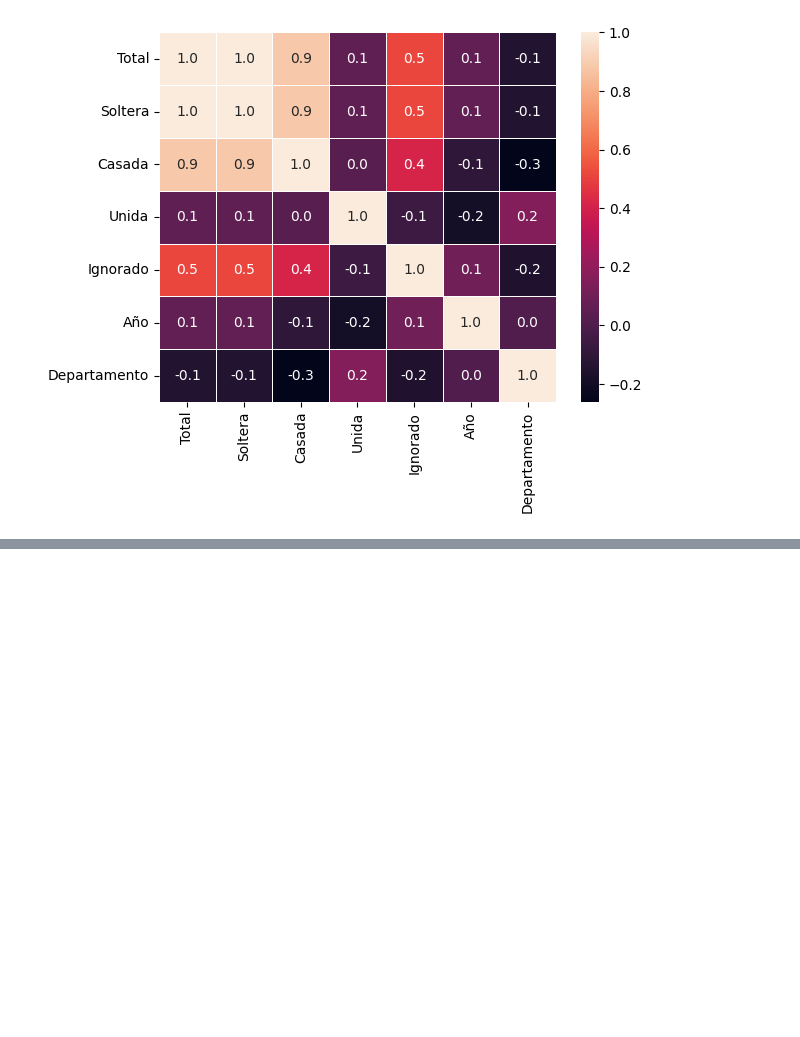
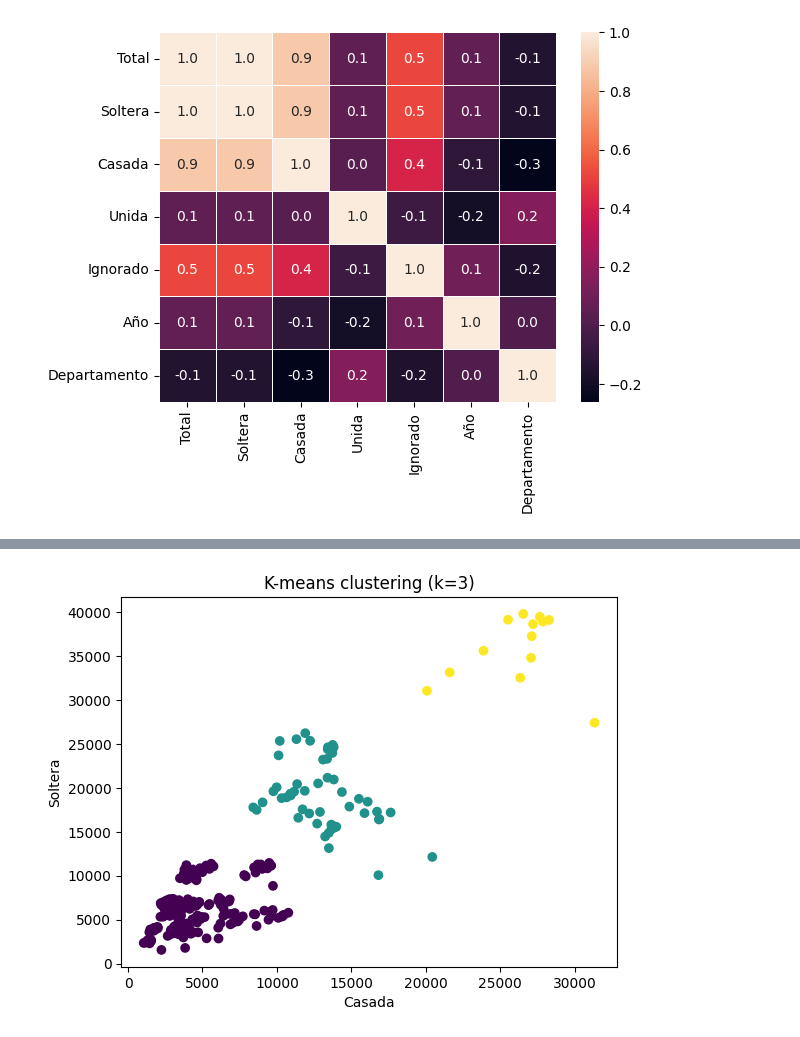
Before and after one commit to aleg001/Proyecto1-MD, a Jupyter notebook: Natalidad.ipynb, the cells around one changed output, grey strips where cells are left out. Cells and saved outputs as stored; diff of their text form; code cells hidden in the pictures; blank space fills up the shorter version.

```diff
--- a/Natalidad.ipynb
+++ b/Natalidad.ipynb
@@ -274,0 +308,11 @@ sns.heatmap(correlation, annot=True, fmt=".1f", linewidth=.5)
+# %%
+kmeans = KMeans(n_clusters=3, \
+                    init='k-means++', random_state=42)
+y_kmeans = kmeans.fit_predict(X)
+plt.scatter(df_merged["Casada"], X["Soltera"], c=y_kmeans)
+plt.title('K-means clustering (k={})'.format(3))
+plt.xlabel('Casada')
+plt.ylabel('Soltera')
+plt.show()
+# %% [output]
+[figure, added]
```
Also changed, not shown: parts of 5 cells of this notebook.
